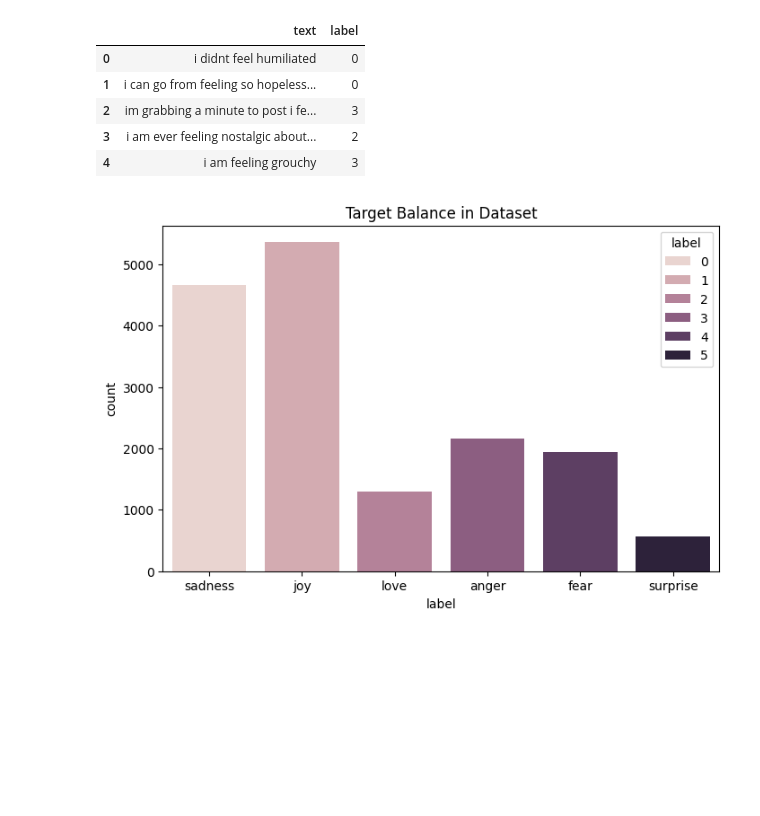
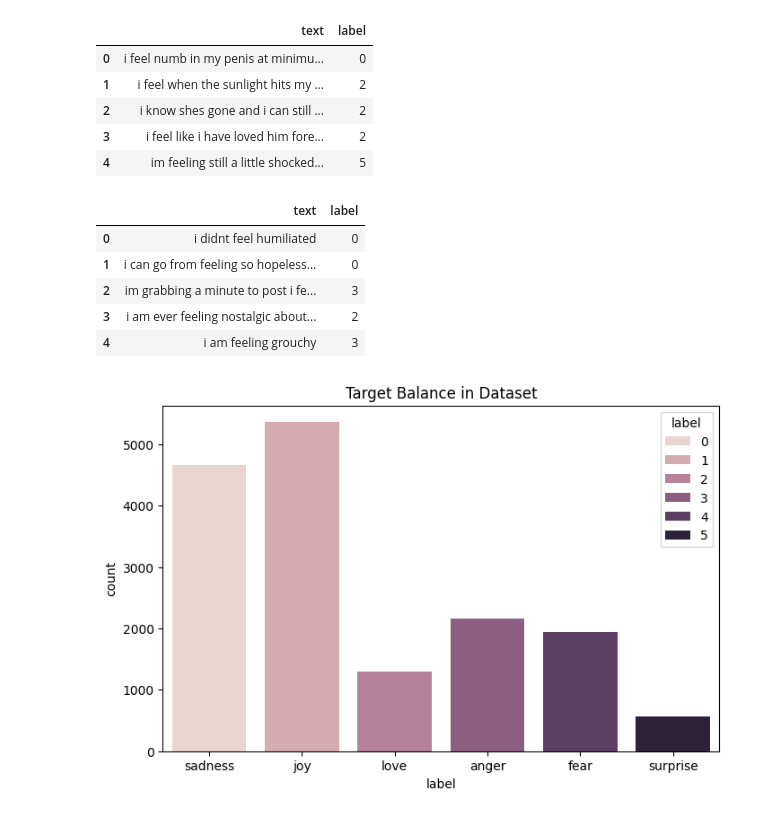
Before and after one commit to niels-2005/Emotion_Detection_Distilbert, a Jupyter notebook: experiments.ipynb, the cells around one changed output. Cells and saved outputs as stored; diff of their text form; code cells hidden in the pictures; blank space fills up the shorter version.

```diff
--- a/experiments.ipynb
+++ b/experiments.ipynb
@@ -0,0 +46,7 @@
+# %%
+# create Train DataFrame with 5000 Rows per Label
+
+df_train = df.groupby("label", group_keys=False).apply(lambda x: x.sample(n=5000, random_state=42))
+df_train = df_train.sample(frac=1, random_state=42)
+
+df_train["label"].value_counts()
@@ -0,0 +62,36 @@
+# %%
+# drop Rows from train_df to avoid data leakage
+
+df_train_index = df_train.index
+df = df.drop(df_train_index)
+# %%
+# validation set with 10000 samples
+
+df_validation = df.sample(n=10000, random_state=42)
+
+df_validation_index = df_validation.index
+
+# drop Rows from validation_df
+df = df.drop(df_validation_index)
+# %%
+# test set with 10000 samples
+
+df_test = df.sample(n=10000, random_state=42)
+
+df_test_index = df_test.index
+df = df.drop(df_test_index)
+# %%
+# shuffle all DataFrames and reset the Index
+
+df_train = df_train.sample(frac=1, random_state=42).reset_index(drop=True)
+df_validation = df_validation.sample(frac=1, random_state=42).reset_index(drop=True)
+df_test = df_test.sample(frac=1, random_state=42).reset_index(drop=True)
+
+df_train.head()
+# %% [output]
+|  | text | label |
+| 0 | i feel numb in my penis at minimu... | 0 |
+| 1 | i feel when the sunlight hits my ... | 2 |
+| 2 | i know shes gone and i can still ... | 2 |
+| 3 | i feel like i have loved him fore... | 2 |
+| 4 | im feeling still a little shocked... | 5 |
```
Also changed, not shown: parts of 23 cells of this notebook, 10 other files.
